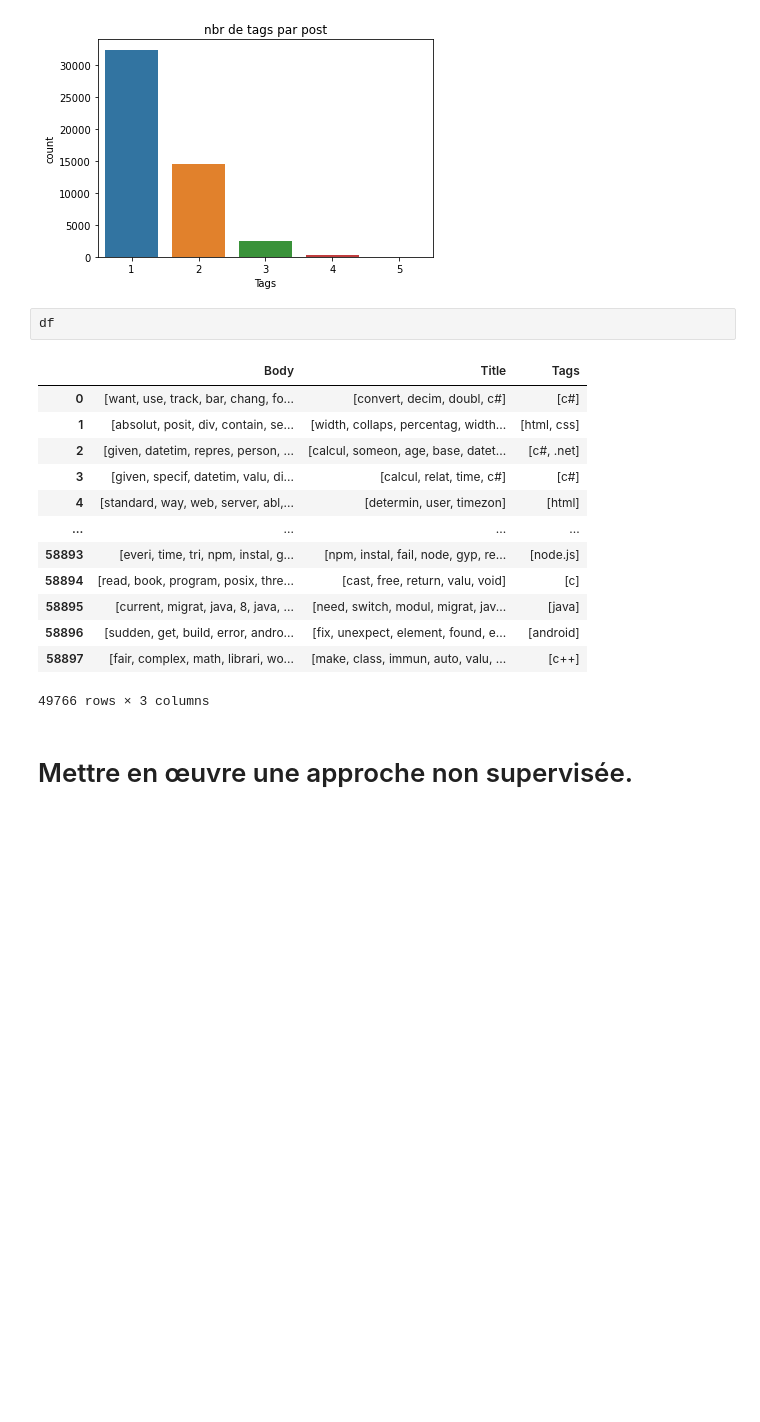
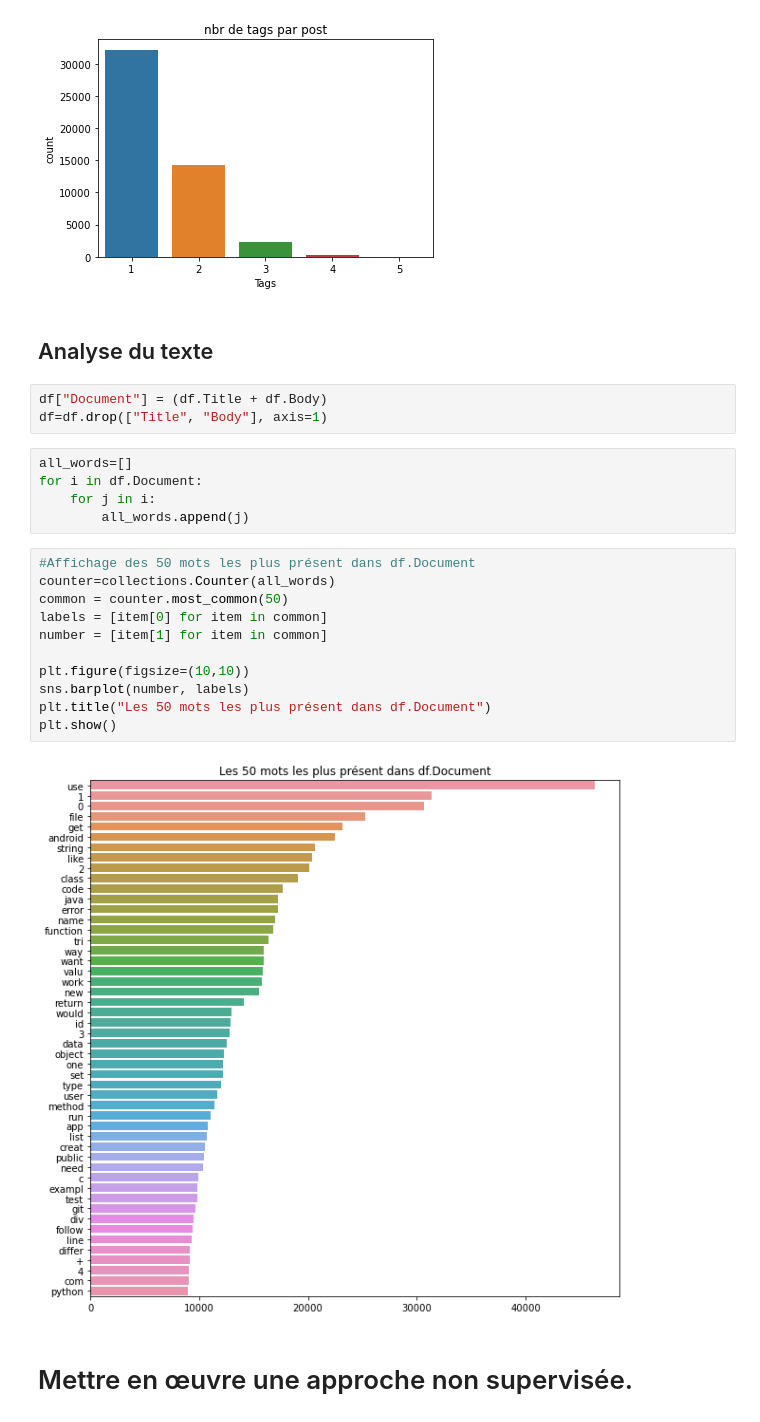
Before and after one commit to Thibault44/Projet-5---OpenClassrooms---IML---Data-scientist, a Jupyter notebook: P5-19-04.ipynb, the cells around one changed output. Saved outputs shown, nothing was run; the diff lists cells and outputs as text; blank space fills up the shorter version.

```diff
--- a/P5-19-04.ipynb
+++ b/P5-19-04.ipynb
@@ -341,21 +285,28 @@ plt.title("nbr de tags par post")
 plt.show()
 # %% [output]
 [figure]
-# %%
-df
-# %% [output]
-|  | Body | Title | Tags |
-| 0 | [want, use, track, bar, chang, fo... | [convert, decim, doubl, c#] | [c#] |
-| 1 | [absolut, posit, div, contain, se... | [width, collaps, percentag, width... | [html, css] |
-| 2 | [given, datetim, repres, person, ... | [calcul, someon, age, base, datet... | [c#, .net] |
-| 3 | [given, specif, datetim, valu, di... | [calcul, relat, time, c#] | [c#] |
-| 4 | [standard, way, web, server, abl,... | [determin, user, timezon] | [html] |
-| ... | ... | ... | ... |
-| 58893 | [everi, time, tri, npm, instal, g... | [npm, instal, fail, node, gyp, re... | [node.js] |
-| 58894 | [read, book, program, posix, thre... | [cast, free, return, valu, void] | [c] |
-| 58895 | [current, migrat, java, 8, java, ... | [need, switch, modul, migrat, jav... | [java] |
-| 58896 | [sudden, get, build, error, andro... | [fix, unexpect, element, found, e... | [android] |
-| 58897 | [fair, complex, math, librari, wo... | [make, class, immun, auto, valu, ... | [c++] |
-49766 rows × 3 columns
+# %% [markdown]
+## Analyse du texte
+# %%
+df["Document"] = (df.Title + df.Body)
+df=df.drop(["Title", "Body"], axis=1)
+# %%
+all_words=[]
+for i in df.Document:
+    for j in i:
+        all_words.append(j)
+# %%
+#Affichage des 50 mots les plus présent dans df.Document
+counter=collections.Counter(all_words)
+common = counter.most_common(50)
+labels = [item[0] for item in common]
+number = [item[1] for item in common]
+
+plt.figure(figsize=(10,10))
+sns.barplot(number, labels)
+plt.title("Les 50 mots les plus présent dans df.Document")
+plt.show()
+# %% [output]
+[figure, added]
 # %% [markdown]
 # Mettre en œuvre une approche non supervisée.
```
Also changed, not shown: parts of 55 cells of this notebook.
